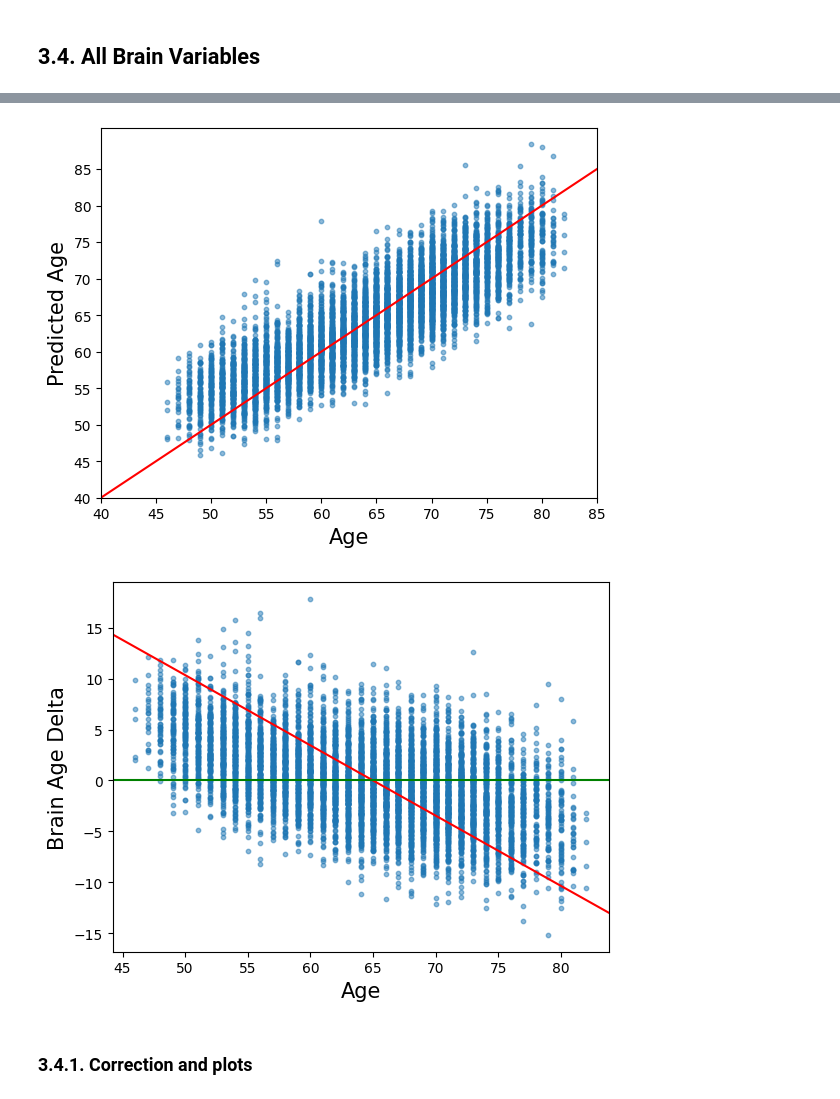
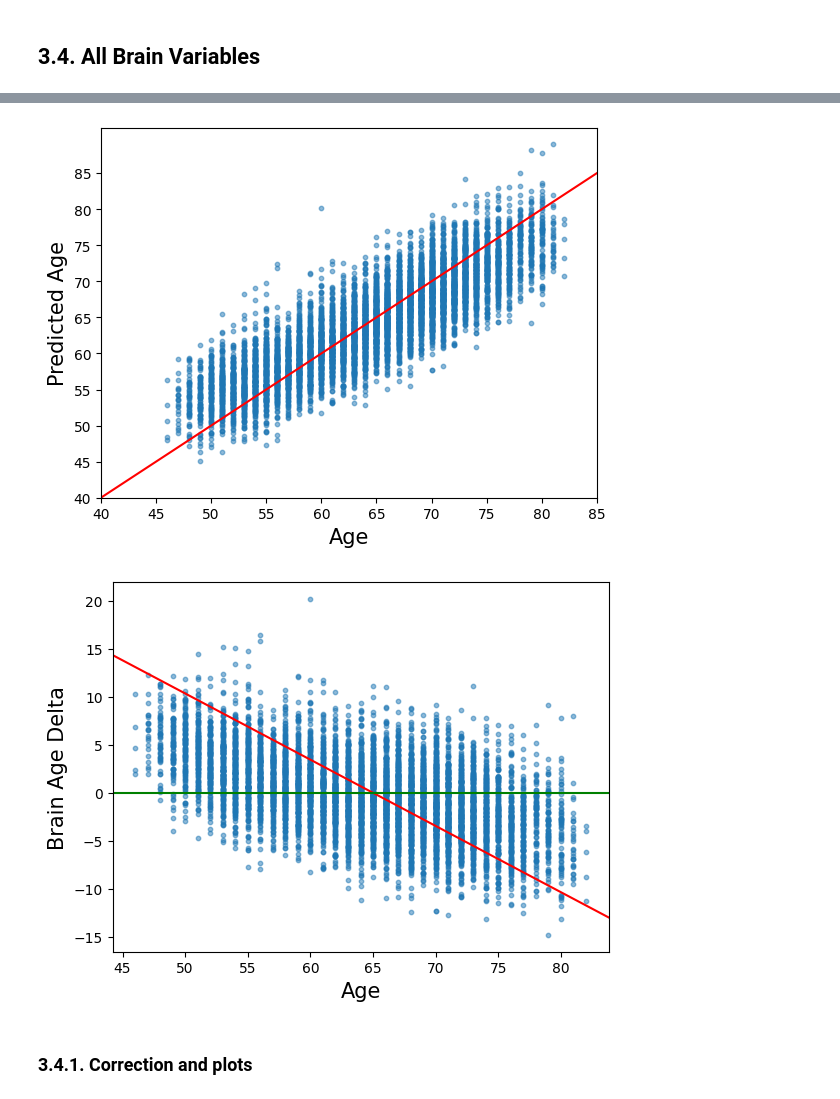
Before and after one commit to ivychad/Hanna, a Jupyter notebook: 3 BrainAge.ipynb, the cells around one changed output, grey strips where cells are left out. Drawn from its saved outputs; the diff is of its cells as text; code cells hidden in the pictures.

```diff
--- a/3 BrainAge.ipynb
+++ b/3 BrainAge.ipynb
@@ -22,7 +22,7 @@ seed(888)
 # %%
 # load data from pickle and convert to dataframe
 brain_test = pd.read_pickle("2_brain_test.pkl")
-brain_train = pd.read_pickle("2_brain_train_all.pkl")
+brain_train = pd.read_pickle("2_brain_train.pkl")
 main_test = pd.read_pickle("2_main_test.pkl")
 main_train = pd.read_pickle("2_main_train.pkl")
 main_test_all = pd.read_pickle("2_main_test_all.pkl")
@@ -393,9 +427,9 @@ X_test = brain_test.iloc[:,1:2544:2]
 Y_test = brain_test.iloc[:,-1]
 
 # standardize x-data
-scaler = StandardScaler()
-X_train_std = scaler.fit_transform(X_train)
-X_test_std = scaler.fit_transform(X_test)
+X_train_std = stats.zscore(X_train)
+X_test_std = stats.zscore(X_test)
+#print(X_train_std)
 
 # Cross validation
 # cross validation on training set only -> select training set
@@ -409,54 +443,41 @@ y_pred_cv = model.predict(X_test_cv)
 delta_cv = y_pred_cv - Y_test_cv
 print("The MAE for cross-validation (Ridge):", mean_absolute_error(Y_test_cv,y_pred_cv))
 
-model_Lasso = LassoCV(alphas = alpha_parameters, max_iter=100000, tol=1e-2)
+#model_Lasso = LassoCV(alphas = alpha_parameters, max_iter=100000, tol=1e-2)
 model_Ridge = RidgeCV(alphas = alpha_parameters)
-model_SVR = SVR(kernel = 'rbf')
+#model_SVR = SVR(kernel = 'rbf')
 
 # train model on training data
-model_Lasso.fit(X_train_std,Y_train)
+#model_Lasso.fit(X_train_std,Y_train)
 model_Ridge.fit(X_train_std,Y_train)
-model_SVR.fit(X_train_std,Y_train)
+#model_SVR.fit(X_train_std,Y_train)
 
-coef = model_Ridge.coef_
 
-print(coef)
+coeff = np.asarray(abs(model_Ridge.coef_))
+top_10_coefficients = np.argsort(coeff)[-10:]
+print(X_train_std.iloc[:,top_10_coefficients].columns)
+print(coeff[top_10_coefficients])
 
 # get predicted values for test set
-y_pred_Lasso = model_Lasso.predict(X_test_std)
+#y_pred_Lasso = model_Lasso.predict(X_test_std)
 y_pred_Ridge = model_Ridge.predict(X_test_std)
-y_pred_SVR = model_SVR.predict(X_test_std)
+#y_pred_SVR = model_SVR.predict(X_test_std)
 
 # calculate brain age gap
-brain_age_delta_Lasso = y_pred_Lasso-Y_test
+#brain_age_delta_Lasso = y_pred_Lasso-Y_test
 brain_age_delta_Ridge = y_pred_Ridge-Y_test
-brain_age_delta_SVR = y_pred_SVR-Y_test
-
-# get mean absolute error (MAE)
-print("The MAE for testing set using Lasso:", mean_absolute_error(Y_test,y_pred_Lasso))
-print("The MAE for testing set using Ridge:", mean_absolute_error(Y_test,y_pred_Ridge))
-print("The MAE for testing set using SVR:", mean_absolute_error(Y_test,y_pred_SVR))
-
-print("The Spearman r for Ridge vs Lasso:", stats.spearmanr(brain_age_delta_Ridge, brain_age_delta_Lasso))
-print("The Spearman r for Ridge vs SVR:", stats.spearmanr(brain_age_delta_Ridge, brain_age_delta_SVR))
-print("The Spearman r for SVR vs Lasso:", stats.spearmanr(brain_age_delta_SVR, brain_age_delta_Lasso))
-
-# # model initialization - options to use Lasso, Ridge or SVM
-# #model = LassoCV(alphas = alpha_parameters, max_iter=100000)
-# model = RidgeCV(alphas = alpha_parameters)
-# #model = SVR(kernel = 'rbf')
-
-# # train model on training data
-# model.fit(X_train_std,Y_train)
-
-# # get predicted values for test set
-# y_pred = model.predict(X_test_std)
-
-# # calculate brain age gap
-# brain_age_delta = y_pred-Y_test
+#brain_age_delta_SVR = y_pred_SVR-Y_test
 
 # # get mean absolute error (MAE)
-# print("The MAE for testing set:", mean_absolute_error(Y_test,y_pred))
+# print("The MAE for testing set using Lasso:", mean_absolute_error(Y_test,y_pred_Lasso))
+# print("The MAE for testing set using Ridge:", mean_absolute_error(Y_test,y_pred_Ridge))
+# print("The MAE for testing set using SVR:", mean_absolute_error(Y_test,y_pred_SVR))
+
+# print("The Spearman r for Ridge vs Lasso:", stats.spearmanr(brain_age_delta_Ridge, brain_age_delta_Lasso))
+# print("The Spearman r for Ridge vs SVR:", stats.spearmanr(brain_age_delta_Ridge, brain_age_delta_SVR))
+# print("The Spearman r for SVR vs Lasso:", stats.spearmanr(brain_age_delta_SVR, brain_age_delta_Lasso))
+
+
 
 plt.figure()
 plt.scatter(Y_test, y_pred_Ridge, alpha=0.5, s=10)
@@ -487,5 +513,5 @@ The Spearman r for SVR vs Lasso: SpearmanrResult(correlation=0.8511213920668965,
-[figure, old version]
+[figure, new version]
-[figure, old version]
+[figure, new version]
 # %% [markdown]
 ### 3.4.1. Correction and plots
 # %%
```
Also changed, not shown: parts of 10 cells of this notebook, 7 other files.
